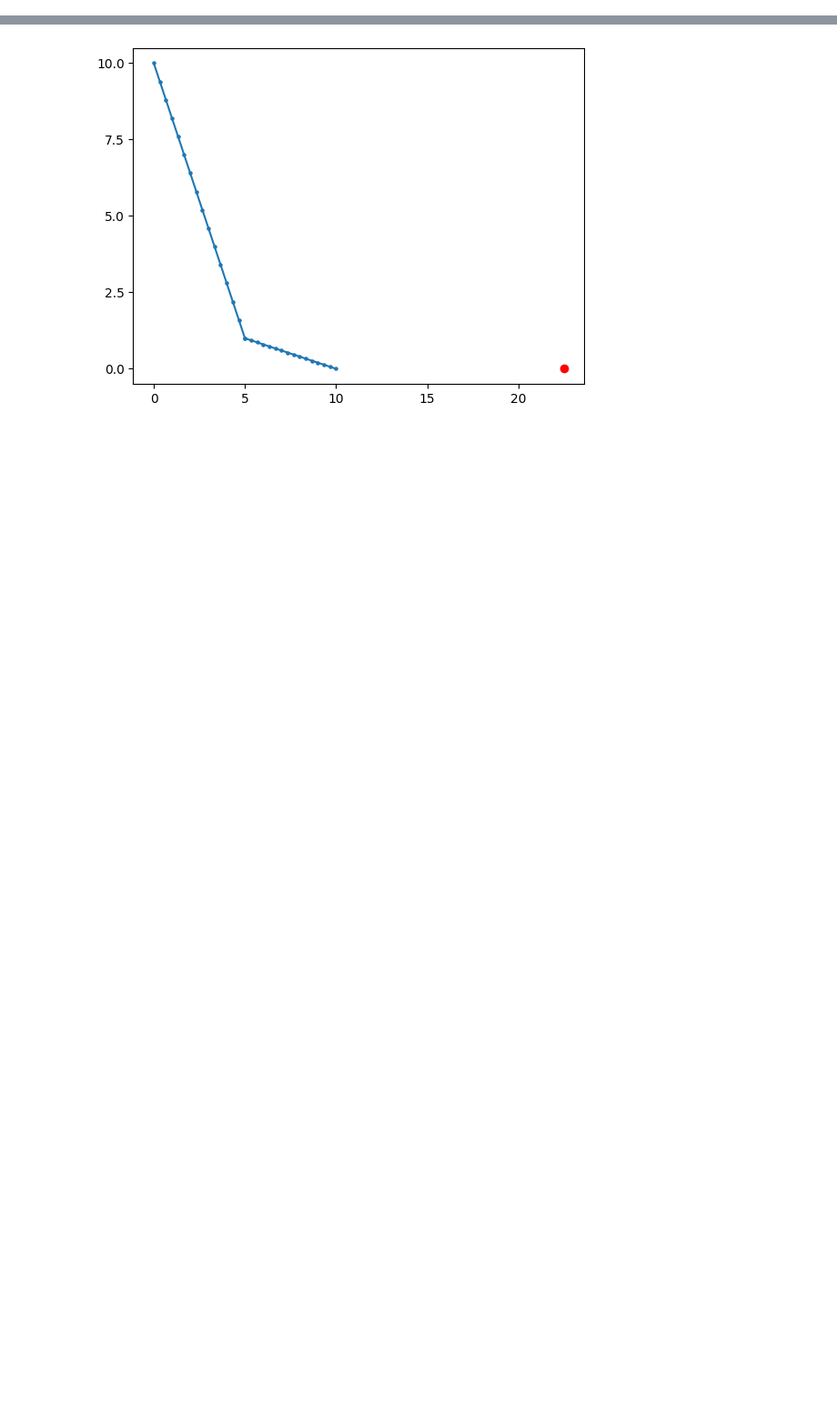
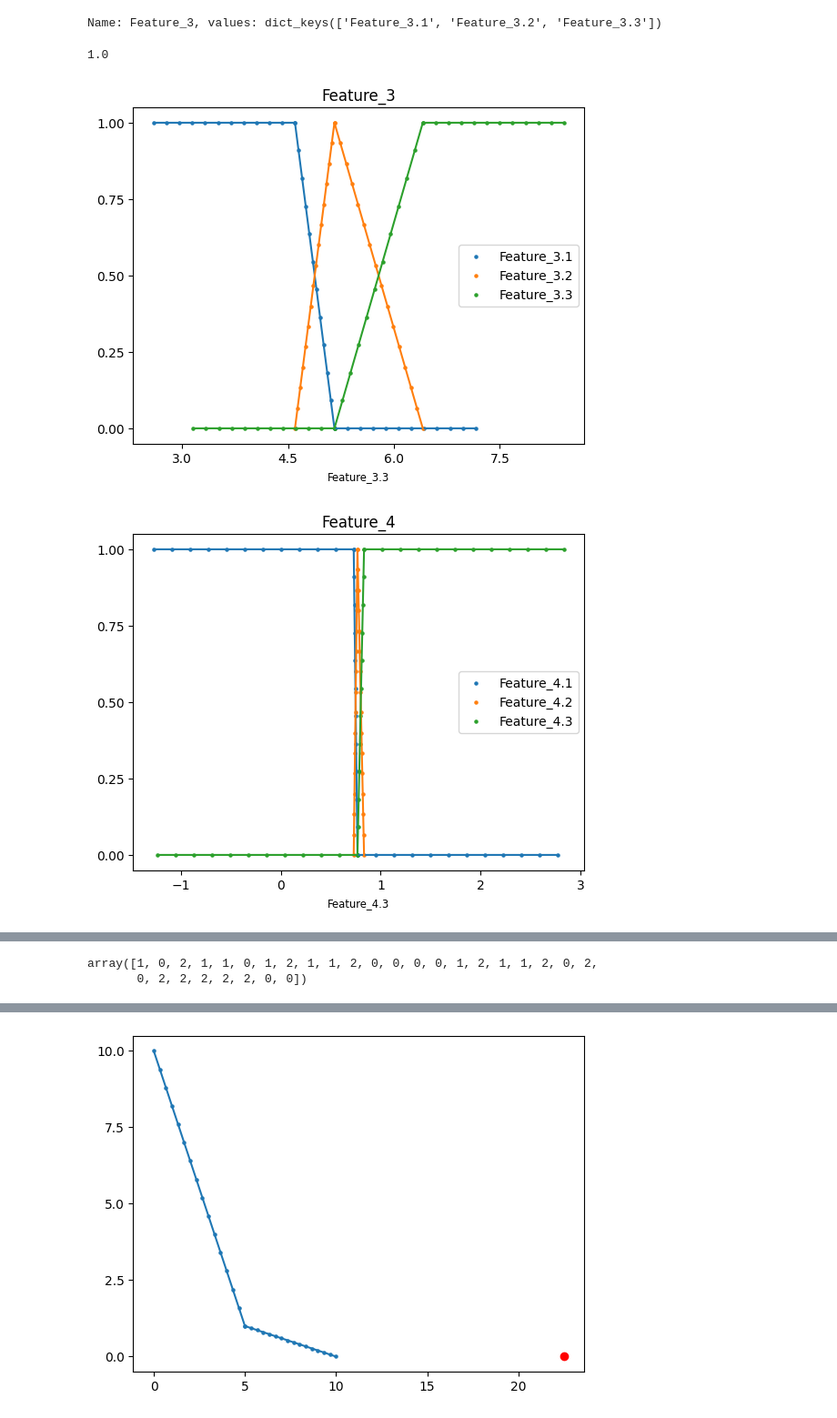
Before and after one commit to arthurbabey/fuzzycocopython, a Jupyter notebook: Untitled-1.ipynb, the cells around one changed output, grey strips where cells are left out. Shown at 91% size. Drawn from its saved outputs; the diff is of its cells as text; code cells hidden in the pictures; blank space fills up the shorter version.

```diff
--- a/Untitled-1.ipynb
+++ b/Untitled-1.ipynb
@@ -37,0 +55,13 @@ plt.show()
+# %%
+model.variables_[0]
+# %% [output]
+Name: Feature_3, values: dict_keys(['Feature_3.1', 'Feature_3.2', 'Feature_3.3'])
+# %%
+model.score(X_test, y_test)
+# %% [output]
+1.0
+# %%
+model.plot_fuzzy_sets()
+# %% [output]
+[figure, added]
+[figure, added]
@@ -38,3 +69,9 @@ plt.show()
+# %%
+y_pred = model.predict(X_test)
+np.array(y_pred.tolist())
+# %% [output]
+array([1, 0, 2, 1, 1, 0, 1, 2, 1, 1, 2, 0, 0, 0, 0, 1, 2, 1, 1, 2, 0, 2,
+       0, 2, 2, 2, 2, 2, 0, 0])
 # %%
 model.rules_
 # %% [output]
```
Also changed, not shown: parts of 26 cells of this notebook, 3 other files.
